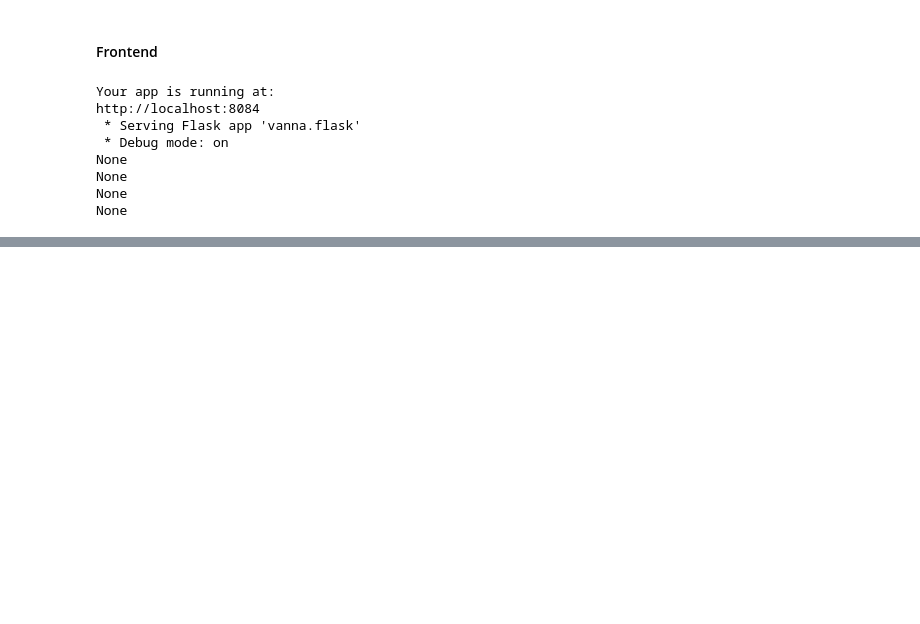
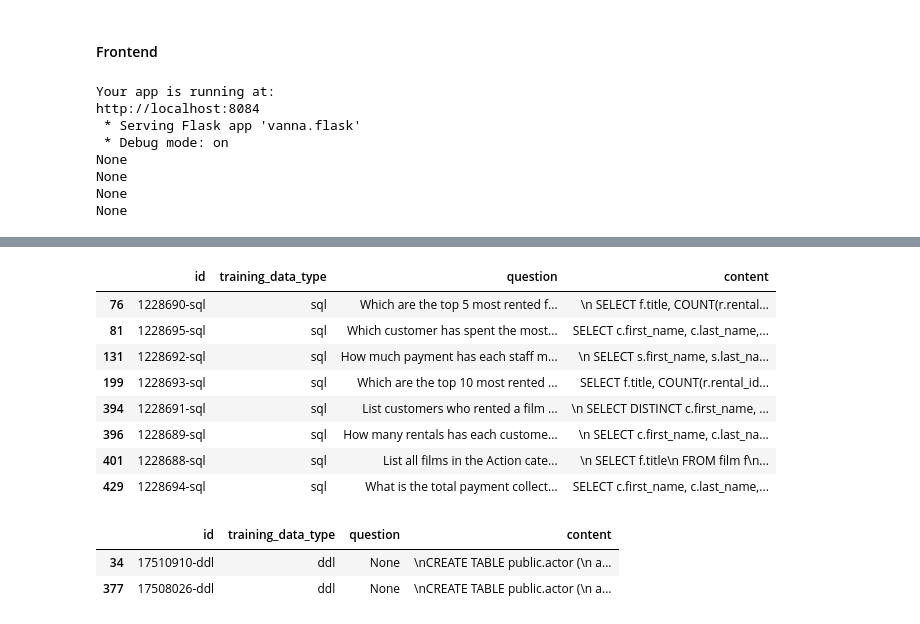
Before and after one commit to anasmalik081/vannaAI, a Jupyter notebook: demo.ipynb, the cells around one changed output, grey strips where cells are left out. Cells and saved outputs as stored; diff of their text form; code cells hidden in the pictures; blank space fills up the shorter version.

```diff
--- a/demo.ipynb
+++ b/demo.ipynb
@@ -511,0 +549,18 @@ None
+# %%
+train_df[train_df['training_data_type']=='sql']
+# %% [output]
+|  | id | training_data_type | question | content |
+| 76 | 1228690-sql | sql | Which are the top 5 most rented f... | \n SELECT f.title, COUNT(r.rental... |
+| 81 | 1228695-sql | sql | Which customer has spent the most... | SELECT c.first_name, c.last_name,... |
+| 131 | 1228692-sql | sql | How much payment has each staff m... | \n SELECT s.first_name, s.last_na... |
+| 199 | 1228693-sql | sql | Which are the top 10 most rented ... | SELECT f.title, COUNT(r.rental_id... |
+| 394 | 1228691-sql | sql | List customers who rented a film ... | \n SELECT DISTINCT c.first_name, ... |
+| 396 | 1228689-sql | sql | How many rentals has each custome... | \n SELECT c.first_name, c.last_na... |
+| 401 | 1228688-sql | sql | List all films in the Action cate... | \n SELECT f.title\n FROM film f\n... |
+| 429 | 1228694-sql | sql | What is the total payment collect... | SELECT c.first_name, c.last_name,... |
+# %%
+train_df[train_df['training_data_type']=='ddl']
+# %% [output]
+|  | id | training_data_type | question | content |
+| 34 | 17510910-ddl | ddl | None | \nCREATE TABLE public.actor (\n a... |
+| 377 | 17508026-ddl | ddl | None | \nCREATE TABLE public.actor (\n a... |
```
Also changed, not shown: parts of 6 cells of this notebook.
